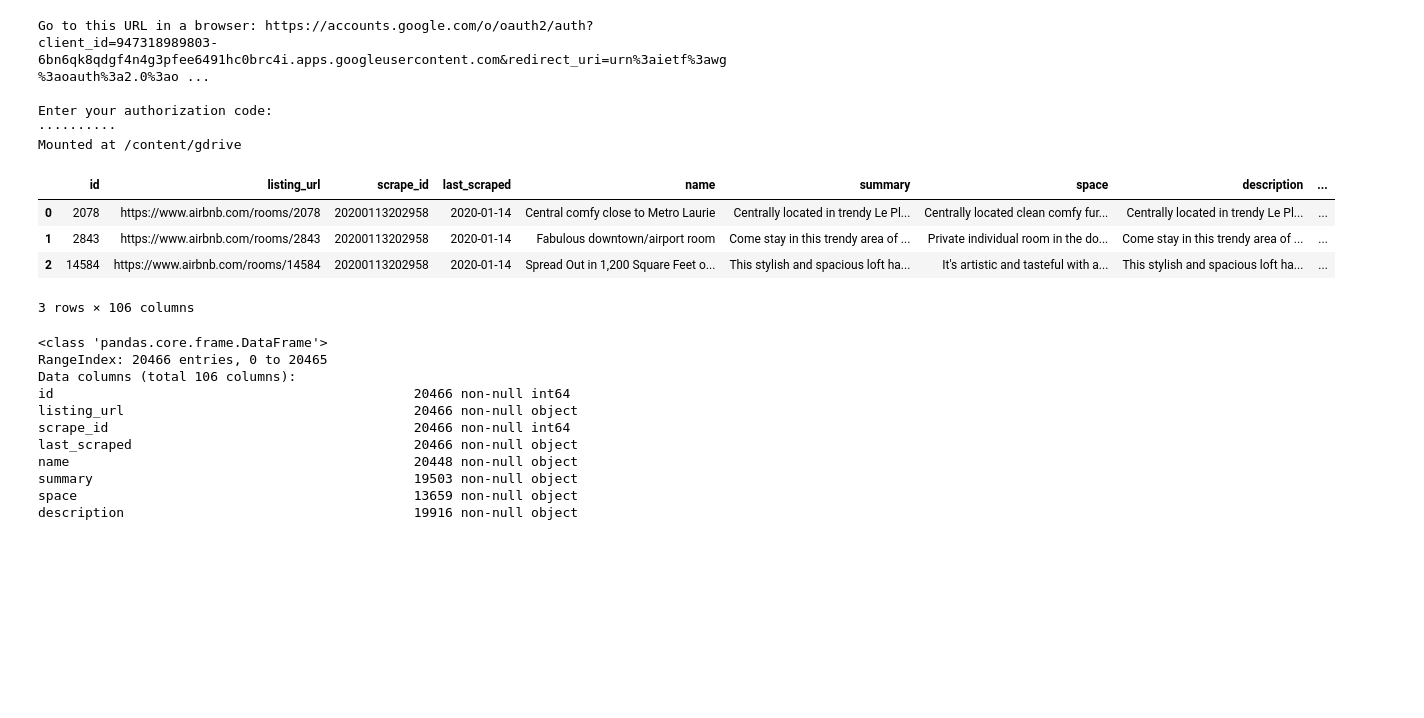
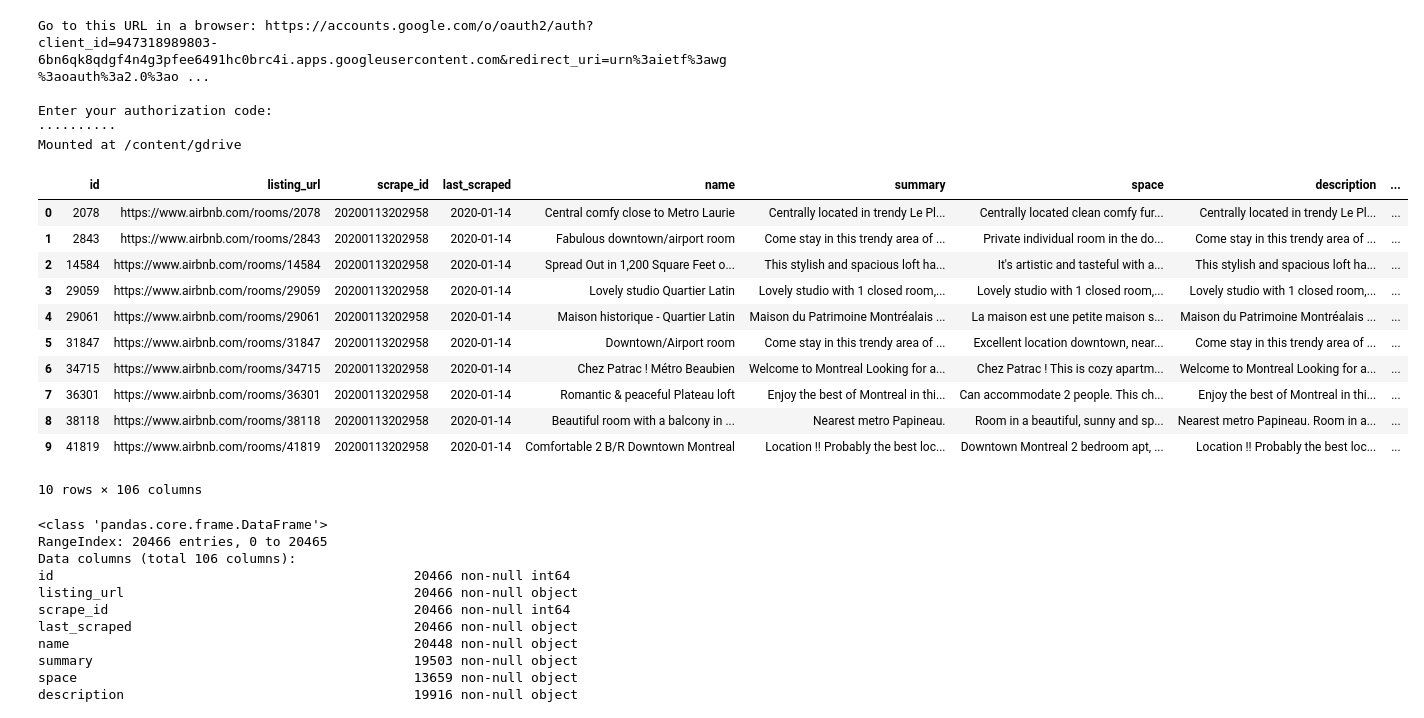
Before and after one commit to RyanXJu/Airbnb_Montreal, a Jupyter notebook: PricePrediction.ipynb, the cells around one changed output. Saved outputs shown, nothing was run; the diff lists cells and outputs as text; code cells hidden in the pictures; blank space fills up the shorter version.

```diff
--- a/PricePrediction.ipynb
+++ b/PricePrediction.ipynb
@@ -24,13 +24,20 @@ import scipy
 root_path = 'gdrive/My Drive/Airbnb/'
 listings_detail = pd.read_csv(root_path+"listings_detail.csv")
 # %%
-listings_detail.head(3)
+listings_detail.head(10)
 # %% [output]
 |  | id | listing_url | scrape_id | last_scraped | name | summary | space | description | ... |
 | 0 | 2078 | https://www.airbnb.com/rooms/2078 | 20200113202958 | 2020-01-14 | Central comfy close to Metro Laurie | Centrally located in trendy Le Pl... | Centrally located clean comfy fur... | Centrally located in trendy Le Pl... | ... |
 | 1 | 2843 | https://www.airbnb.com/rooms/2843 | 20200113202958 | 2020-01-14 | Fabulous downtown/airport room | Come stay in this trendy area of ... | Private individual room in the do... | Come stay in this trendy area of ... | ... |
 | 2 | 14584 | https://www.airbnb.com/rooms/14584 | 20200113202958 | 2020-01-14 | Spread Out in 1,200 Square Feet o... | This stylish and spacious loft ha... | It's artistic and tasteful with a... | This stylish and spacious loft ha... | ... |
+| 3 | 29059 | https://www.airbnb.com/rooms/29059 | 20200113202958 | 2020-01-14 | Lovely studio Quartier Latin | Lovely studio with 1 closed room,... | Lovely studio with 1 closed room,... | Lovely studio with 1 closed room,... | ... |
+| 4 | 29061 | https://www.airbnb.com/rooms/29061 | 20200113202958 | 2020-01-14 | Maison historique - Quartier Latin | Maison du Patrimoine Montréalais ... | La maison est une petite maison s... | Maison du Patrimoine Montréalais ... | ... |
+| 5 | 31847 | https://www.airbnb.com/rooms/31847 | 20200113202958 | 2020-01-14 | Downtown/Airport room | Come stay in this trendy area of ... | Excellent location downtown, near... | Come stay in this trendy area of ... | ... |
+| 6 | 34715 | https://www.airbnb.com/rooms/34715 | 20200113202958 | 2020-01-14 | Chez Patrac ! Métro Beaubien | Welcome to Montreal Looking for a... | Chez Patrac ! This is cozy apartm... | Welcome to Montreal Looking for a... | ... |
+| 7 | 36301 | https://www.airbnb.com/rooms/36301 | 20200113202958 | 2020-01-14 | Romantic & peaceful Plateau loft | Enjoy the best of Montreal in thi... | Can accommodate 2 people. This ch... | Enjoy the best of Montreal in thi... | ... |
+| 8 | 38118 | https://www.airbnb.com/rooms/38118 | 20200113202958 | 2020-01-14 | Beautiful room with a balcony in ... | Nearest metro Papineau. | Room in a beautiful, sunny and sp... | Nearest metro Papineau. Room in a... | ... |
+| 9 | 41819 | https://www.airbnb.com/rooms/41819 | 20200113202958 | 2020-01-14 | Comfortable 2 B/R Downtown Montreal | Location !! Probably the best loc... | Downtown Montreal 2 bedroom apt, ... | Location !! Probably the best loc... | ... |
-3 rows × 106 columns
+10 rows × 106 columns
 # %%
 listings_detail.info(verbose=True, null_counts=True)
 # %% [output]
```
Also changed, not shown: parts of 21 cells of this notebook.
